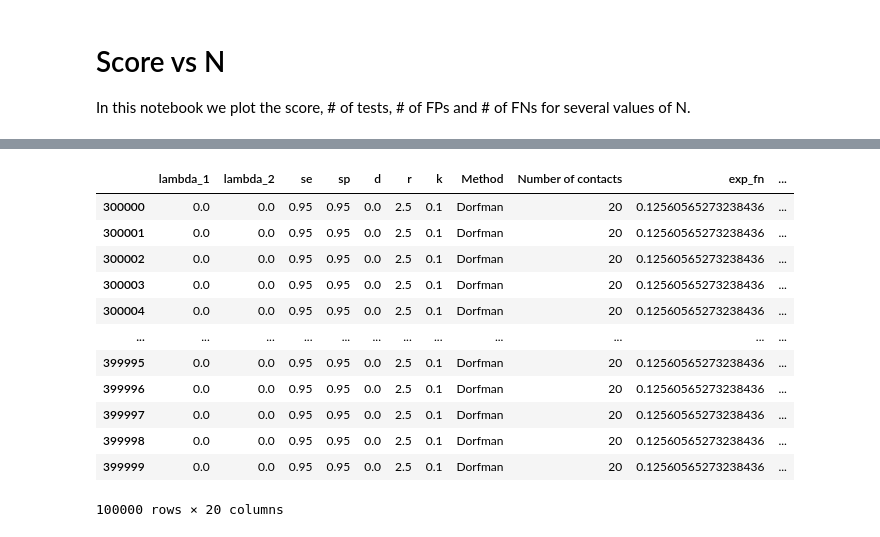
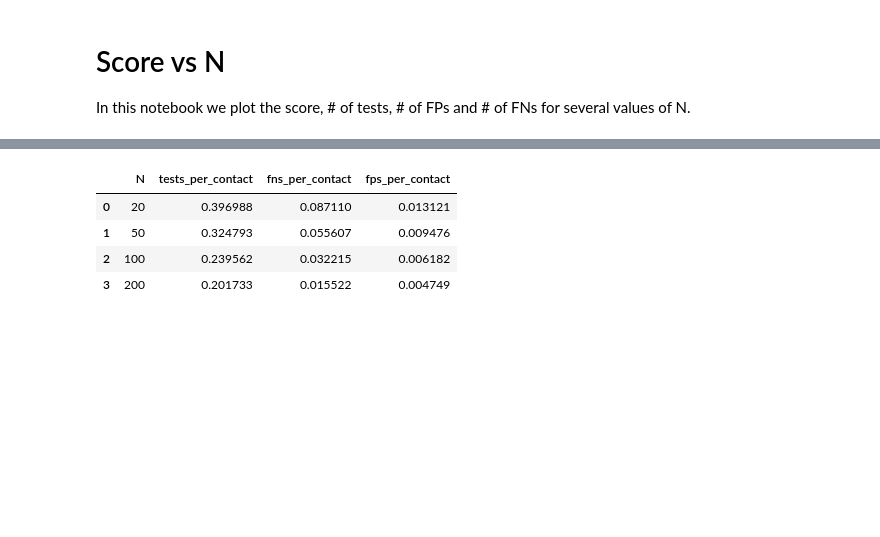
Before and after one commit to Networks-Learning/pooled-testing, a Jupyter notebook: notebooks/score_vs_N.ipynb, the cells around one changed output, grey strips where cells are left out. Drawn from its saved outputs; the diff is of its cells as text; code cells hidden in the pictures; blank space fills up the shorter version.

```diff
--- a/notebooks/score_vs_N.ipynb
+++ b/notebooks/score_vs_N.ipynb
@@ -85,18 +73,0 @@ See the caveats in the documentation: https://pandas.pydata.org/pandas-docs/stab
-# %%
-temp_df = tests_df[(tests_df['Method']=='Dorfman') & (tests_df['Number of contacts']==20)]
-temp_df
-# temp_df['Number of tests'].quantile(0.5)
-# %% [output]
-|  | lambda_1 | lambda_2 | se | sp | d | r | k | Method | Number of contacts | exp_fn | ... |
-| 300000 | 0.0 | 0.0 | 0.95 | 0.95 | 0.0 | 2.5 | 0.1 | Dorfman | 20 | 0.12560565273238436 | ... |
-| 300001 | 0.0 | 0.0 | 0.95 | 0.95 | 0.0 | 2.5 | 0.1 | Dorfman | 20 | 0.12560565273238436 | ... |
-| 300002 | 0.0 | 0.0 | 0.95 | 0.95 | 0.0 | 2.5 | 0.1 | Dorfman | 20 | 0.12560565273238436 | ... |
-| 300003 | 0.0 | 0.0 | 0.95 | 0.95 | 0.0 | 2.5 | 0.1 | Dorfman | 20 | 0.12560565273238436 | ... |
-| 300004 | 0.0 | 0.0 | 0.95 | 0.95 | 0.0 | 2.5 | 0.1 | Dorfman | 20 | 0.12560565273238436 | ... |
-| ... | ... | ... | ... | ... | ... | ... | ... | ... | ... | ... | ... |
-| 399995 | 0.0 | 0.0 | 0.95 | 0.95 | 0.0 | 2.5 | 0.1 | Dorfman | 20 | 0.12560565273238436 | ... |
-| 399996 | 0.0 | 0.0 | 0.95 | 0.95 | 0.0 | 2.5 | 0.1 | Dorfman | 20 | 0.12560565273238436 | ... |
-| 399997 | 0.0 | 0.0 | 0.95 | 0.95 | 0.0 | 2.5 | 0.1 | Dorfman | 20 | 0.12560565273238436 | ... |
-| 399998 | 0.0 | 0.0 | 0.95 | 0.95 | 0.0 | 2.5 | 0.1 | Dorfman | 20 | 0.12560565273238436 | ... |
-| 399999 | 0.0 | 0.0 | 0.95 | 0.95 | 0.0 | 2.5 | 0.1 | Dorfman | 20 | 0.12560565273238436 | ... |
-100000 rows × 20 columns
@@ -103 +79,17 @@ temp_df
+# %%
+results = {}
+temp = total_df[['method', 'N', 'tests_per_contact', 'fns_per_contact', 'fps_per_contact']]
+binomial = temp[temp['method']=='binomial'].groupby(['N'])#.mean().reset_index()
+negbin = temp[temp['method']=='negbin'].groupby(['N'])#.mean().reset_index()
+results['binomial'], results['negbin'] = {}, {}
+results['binomial']['avg'], results['binomial']['std'] = binomial.mean().reset_index(), binomial.std().reset_index()
+results['negbin']['avg'], results['negbin']['std'] = negbin.mean().reset_index(), negbin.std().reset_index()
+# %%
+results['negbin']['std']
+# %% [output]
+|  | N | tests_per_contact | fns_per_contact | fps_per_contact |
+| 0 | 20 | 0.396988 | 0.087110 | 0.013121 |
+| 1 | 50 | 0.324793 | 0.055607 | 0.009476 |
+| 2 | 100 | 0.239562 | 0.032215 | 0.006182 |
+| 3 | 200 | 0.201733 | 0.015522 | 0.004749 |
 # %%
```
Also changed, not shown: parts of 11 cells of this notebook.
